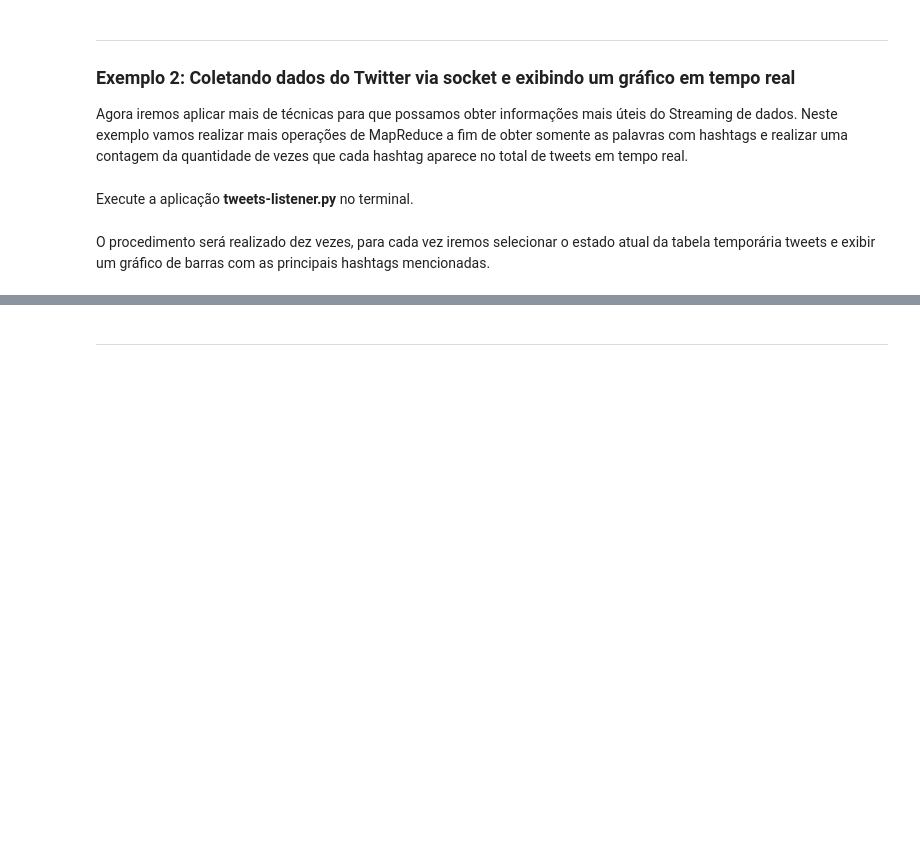
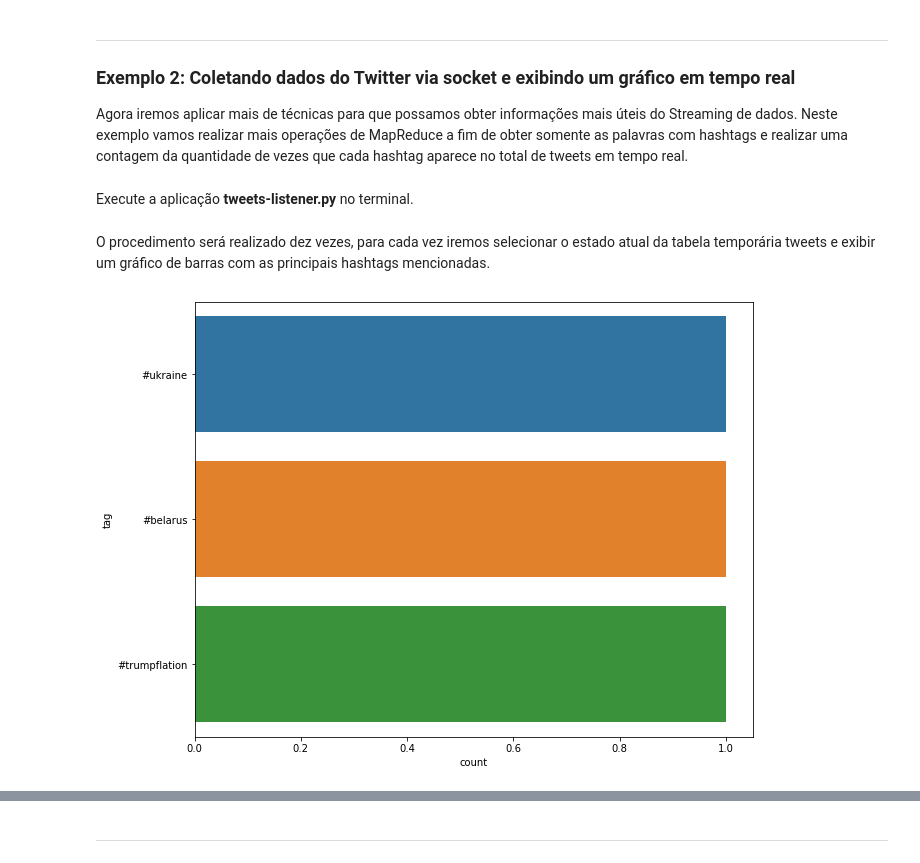
Before and after one commit to Krupique/pyspark-projects, a Jupyter notebook: 02-SparkStreamingTwitter/Spark-streaming.ipynb, the cells around one changed output, grey strips where cells are left out. Saved outputs shown, nothing was run; the diff lists cells and outputs as text; code cells hidden in the pictures; blank space fills up the shorter version.

```diff
--- a/02-SparkStreamingTwitter/Spark-streaming.ipynb
+++ b/02-SparkStreamingTwitter/Spark-streaming.ipynb
@@ -201,25 +201,27 @@ O procedimento será realizado dez vezes, para cada vez iremos selecionar o esta
 # %%
 count = 0
 while count < 10:
 
-    # Aguarde 3 segundos
-    time.sleep(3)
+    # Aguarde 5 segundos
+    time.sleep(5)
 
     # Selecione tag e count da tabela tweets
     top_10_tweets = sqlContext.sql( 'Select tag, count from tweets' )
 
     # Converta para pandas
     top_10_df = top_10_tweets.toPandas()
 
     # Limpe o console
     display.clear_output(wait=True)
 
     # Configra e exibe o barplot do Seaborn
     plt.figure( figsize = ( 10, 8 ) )
     sns.barplot( x="count", y="tag", data=top_10_df)
     plt.show()
 
     count = count + 1
+# %% [output]
+[figure, added]
 # %%
 # Caso você queira exibir o dataframe atual
 tweets = sqlContext.sql( 'Select * from tweets' )
```
Also changed, not shown: parts of 4 cells of this notebook, 2 other files.
